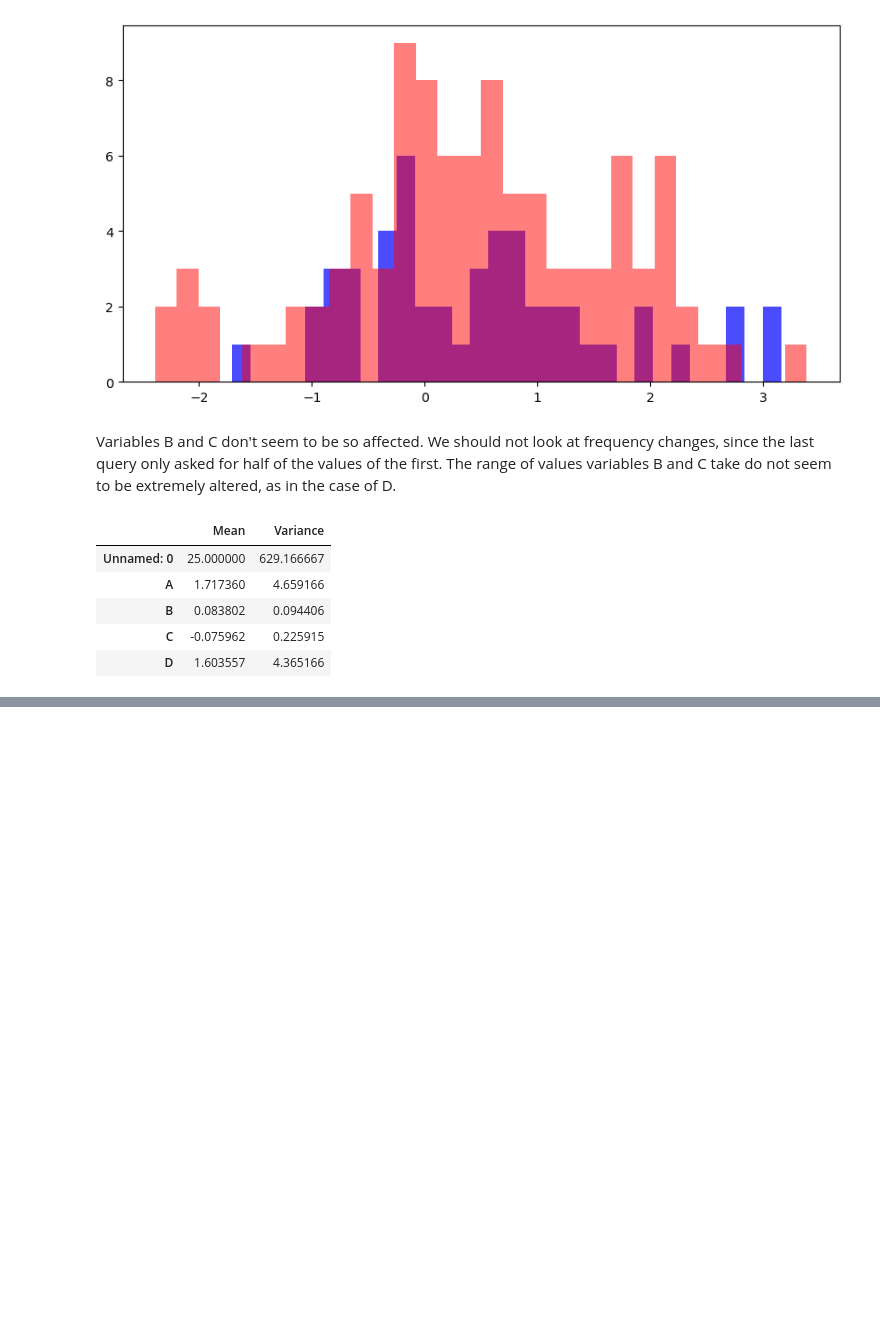
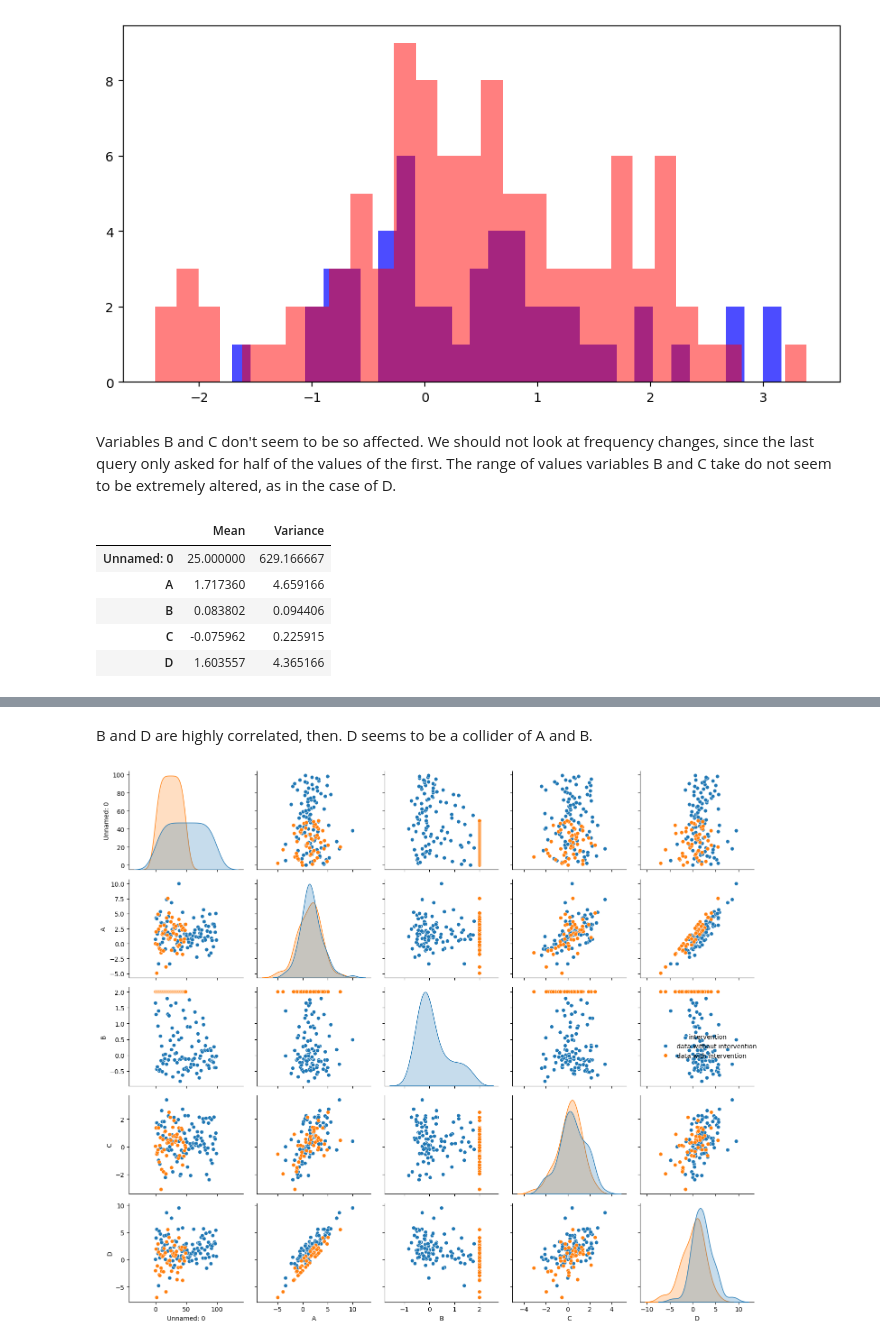
Before and after one commit to amapy-00/miniproject_3_02463, a Jupyter notebook: first_trial_andrea.ipynb, the cells around one changed output, grey strips where cells are left out. Drawn from its saved outputs; the diff is of its cells as text; code cells hidden in the pictures; blank space fills up the shorter version.

```diff
--- a/first_trial_andrea.ipynb
+++ b/first_trial_andrea.ipynb
@@ -152,0 +237,22 @@ params_diff
+# %% [markdown]
+B and D are highly correlated, then. D seems to be a collider of A and B.
+# %%
+
+# combine the two datasets and add a label column
+df = csv_data
+df_new = csv_data_3
+combined = pd.concat([
+    df.assign(intervention='data without intervention'),
+    df_new.assign(intervention='data with intervention')
+], axis=0)
+# plot pairplot with hue
+sns.pairplot(
+    combined,
+    hue='intervention',
+    diag_kind='kde',
+    diag_kws={'common_norm': False}   # normalize each KDE separately
+)
+plt.tight_layout()
+plt.show()
+# %% [output]
+[figure, added]
```
Also changed, not shown: parts of 5 cells of this notebook, 2 other files.
